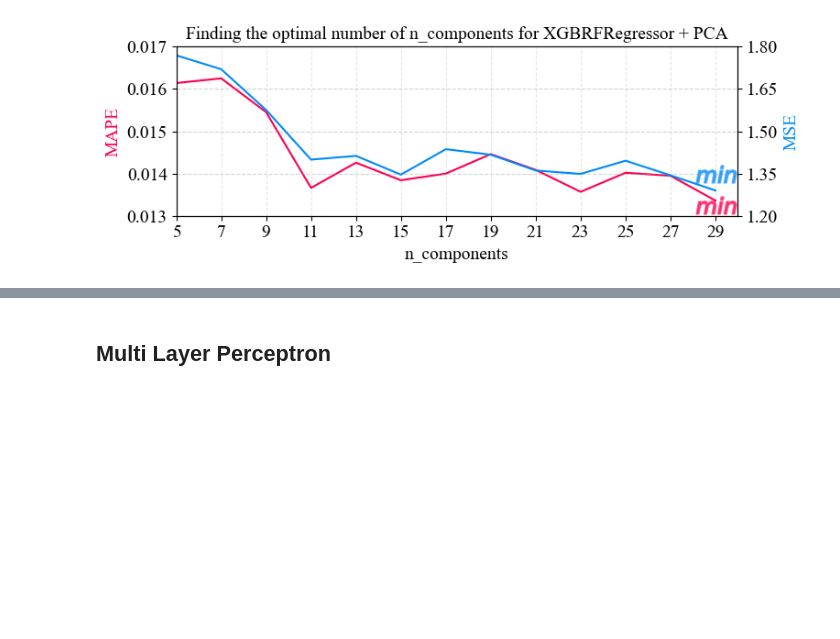
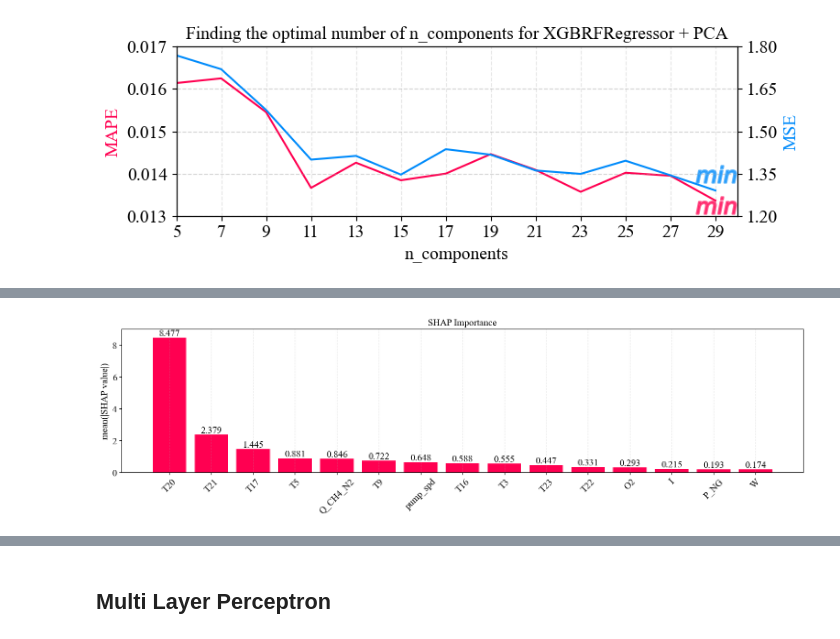
Before and after one commit to caapel/SOFC, a Jupyter notebook: SOFC_analisys.ipynb, the cells around one changed output, grey strips where cells are left out. Drawn from its saved outputs; the diff is of its cells as text; code cells hidden in the pictures; blank space fills up the shorter version.

Commit message:
added MDI, SHAP and PI scoring for RF and MLP

```diff
--- a/SOFC_analisys.ipynb
+++ b/SOFC_analisys.ipynb
@@ -1167,0 +1166,3 @@ plt.show()
+# %%
+selector = xgboost.XGBRFRegressor(random_state=random_state, n_estimators=100, max_depth=15)
+selector.fit(X_std, y)
@@ -1167,0 +1182,40 @@ plt.show()
+# %%
+%%time
+
+explainer = shap.Explainer(selector)
+shap_importances = explainer(X_std)
+
+shap_values = np.abs(shap_importances.values).mean(0)
+feature_names = shap_importances.feature_names
+
+feature_importances = pd.DataFrame({
+                        'feature': feature_names,
+                        'importance': shap_values
+                    })
+
+n = 15  # base component count
+feature_importances = feature_importances.sort_values(by='importance', ascending=False).head(n)
+SHAP_columns = list(feature_importances.feature)
+
+fontsize = 18
+plt.rcParams['font.family'] = 'Times New Roman'
+plt.rcParams['font.size'] = fontsize
+plt.figure(figsize=(n, 4.5))
+
+for bar in plt.bar(feature_importances.feature, feature_importances.importance,
+                   align='center', width=0.8, color='#ff0051'):
+    yval = bar.get_height()
+    plt.text(bar.get_x() + bar.get_width()/2, yval, round(yval, 3), ha='center', va='bottom')
+
+plt.title('SHAP Importance for XGBRF-selector', fontsize=fontsize)
+plt.ylabel('mean(|SHAP value|)', fontsize=fontsize)
+plt.ylim(0, ((feature_importances.importance.max() // 1) + 1))
+
+plt.xticks(rotation=45)
+plt.grid(axis='x', linestyle='--', alpha=0.3)
+plt.tight_layout()
+
+#plt.savefig('pictures/SHAP_RF_Importance.png', dpi=300, transparent=True)
+plt.show()
+# %% [output]
+[figure, added]
```
Also changed, not shown: parts of 51 cells of this notebook, 1 other file.
